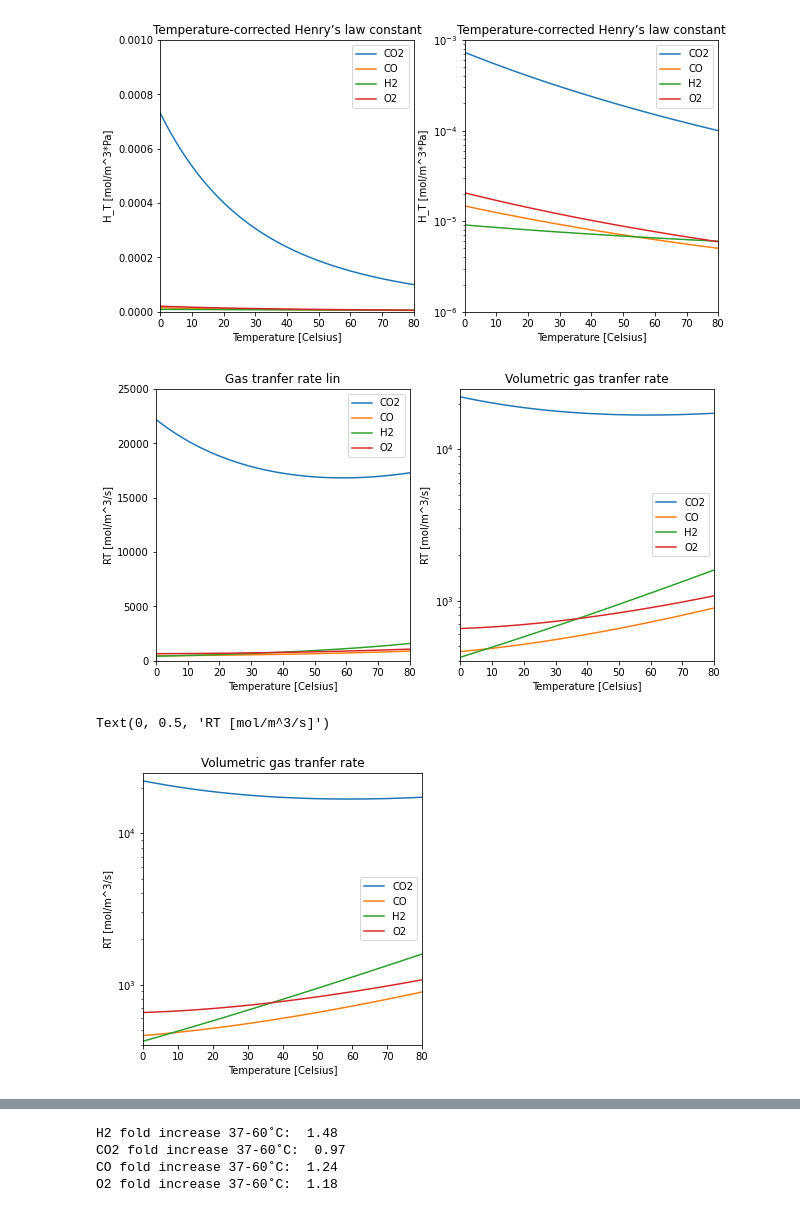
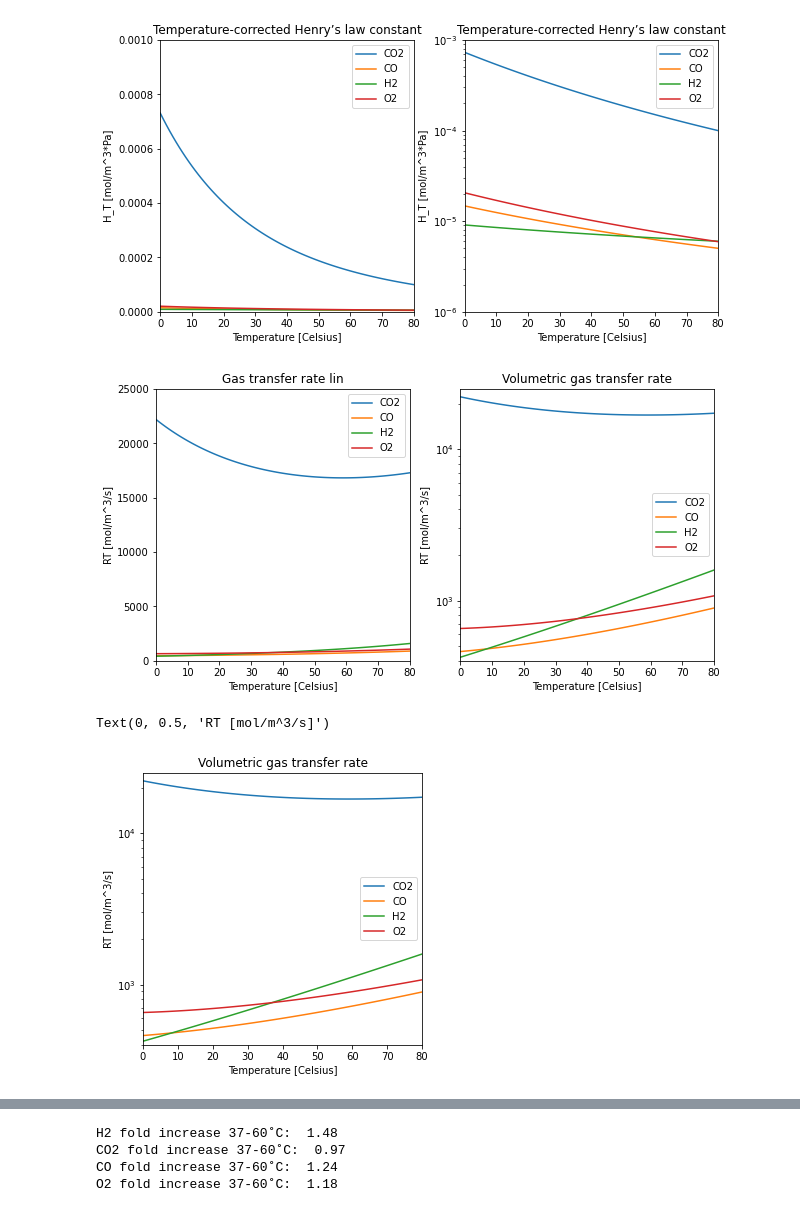
Before and after one commit to biosustain/CO2_fixation_models, a Jupyter notebook: Scripts/S2_GasTransferRatesDependency.ipynb, the cells around one changed output, grey strips where cells are left out. Drawn from its saved outputs; the diff is of its cells as text; code cells hidden in the pictures.

```diff
--- a/Scripts/S2_GasTransferRatesDependency.ipynb
+++ b/Scripts/S2_GasTransferRatesDependency.ipynb
@@ -208,39 +211,39 @@ def R_H2(t):
 def R_O2(t):
     KLa_O2 = 0.32 * (1)**0.5 * v_gas**0.7 * theta**(t-293.15) * 3600 #[1/s]
     HT_O2 = H0_O2 * math.e**(k_O2*(1/t-1/298.15)) * 10**3 * 10**(-5) #[mol/m^3*Pa]
     return KLa_O2 * (HT_O2 * p_m - c_o2)
 
 fig = plt.figure(figsize=(10,5))
 
 plt.subplot(1,2,1)
-plt.title(f"Gas tranfer rate lin")
+plt.title(f"Gas transfer rate lin")
 plt.plot(Kelvin_Celsius(T), R_CO2(T))
 plt.plot(Kelvin_Celsius(T), R_CO(T))
 plt.plot(Kelvin_Celsius(T), R_H2(T))
 plt.plot(Kelvin_Celsius(T), R_O2(T))
 plt.legend(['CO2', 'CO', 'H2', 'O2'])
 plt.axis([Kelvin_Celsius(T0), Kelvin_Celsius(T0)+dt, 0, 25000])
 plt.xlabel('Temperature [Celsius]')
 plt.ylabel('RT [mol/m^3/s]')
 
 plt.subplot(1,2,2)
-plt.title(f"Volumetric gas tranfer rate")
+plt.title(f"Volumetric gas transfer rate")
 plt.plot(Kelvin_Celsius(T), R_CO2(T))
 plt.plot(Kelvin_Celsius(T), R_CO(T))
 plt.plot(Kelvin_Celsius(T), R_H2(T))
 plt.plot(Kelvin_Celsius(T), R_O2(T))
 plt.legend(['CO2', 'CO', 'H2', 'O2'])
 plt.axis([Kelvin_Celsius(T0), Kelvin_Celsius(T0)+dt, 400, 25000])
 plt.yscale('log')
 plt.xlabel('Temperature [Celsius]')
 plt.ylabel('RT [mol/m^3/s]')
 
 plt.show()
 # %% [output]
-[figure, old version]
+[figure, new version]
 # %%
 fig = plt.figure(figsize=(5,5))
-plt.title(f"Volumetric gas tranfer rate")
+plt.title(f"Volumetric gas transfer rate")
 plt.plot(Kelvin_Celsius(T), R_CO2(T))
 plt.plot(Kelvin_Celsius(T), R_CO(T))
 plt.plot(Kelvin_Celsius(T), R_H2(T))
@@ -252,4 +255,4 @@ plt.xlabel('Temperature [Celsius]')
 plt.ylabel('RT [mol/m^3/s]')
 # %% [output]
 Text(0, 0.5, 'RT [mol/m^3/s]')
-[figure, old version]
+[figure, new version]
```
Also changed, not shown: parts of 2 cells of this notebook, 1 other file.
